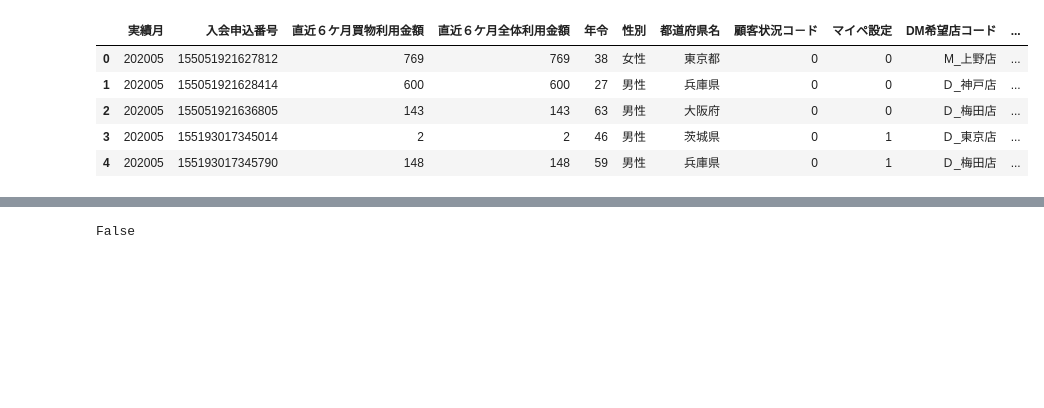
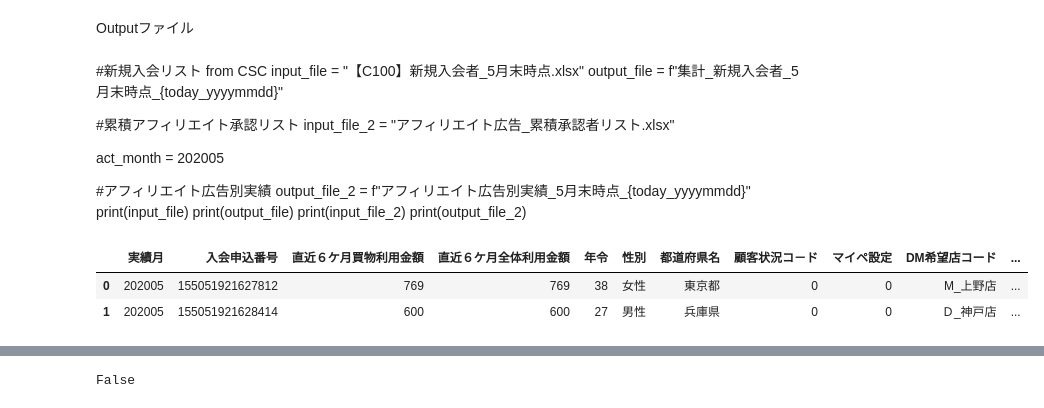
Before and after one commit to yakada/pandas_tutorial, a Jupyter notebook: data/オンライン入会者の利用状況調査レポート作成.ipynb, the cells around one changed output, grey strips where cells are left out. Saved outputs shown, nothing was run; the diff lists cells and outputs as text; code cells hidden in the pictures; blank space fills up the shorter version.

```diff
--- a/data/オンライン入会者の利用状況調査レポート作成.ipynb
+++ b/data/オンライン入会者の利用状況調査レポート作成.ipynb
@@ -58,0 +21,2 @@ column_names = ['実績月','入会申込番号','直近３ケ月買物利用金
+# %%
+data_dir = Path(r"C:\Users\crie072\Documents\21_Online\オンライン入会状況レポート")
@@ -58,0 +30,3 @@ column_names = ['実績月','入会申込番号','直近３ケ月買物利用金
+# %%
+cp_date = pd.to_datetime(20200531, format = '%Y%m%d')
+print(cp_date)
@@ -59,13 +35,29 @@ column_names = ['実績月','入会申込番号','直近３ケ月買物利用金
+# %% [markdown]
+Outputファイル
+# %% [markdown]
+#新規入会リスト from CSC
+input_file = "【C100】新規入会者_5月末時点.xlsx"
+output_file = f"集計_新規入会者_5月末時点_{today_yyyymmdd}"
+
+#累積アフィリエイト承認リスト
+input_file_2 = "アフィリエイト広告_累積承認者リスト.xlsx"
+
+act_month = 202005
+
+#アフィリエイト広告別実績
+output_file_2 = f"アフィリエイト広告別実績_5月末時点_{today_yyyymmdd}"
+print(input_file)
+print(output_file)
+print(input_file_2)
+print(output_file_2)
 # %%
 df = pd.read_excel(data_dir /r"input"/f"{input_file}")
-df.head()
+df['基準年月'] = cp_date
+df.head(2)
 # %% [output]
 |  | 実績月 | 入会申込番号 | 直近６ケ月買物利用金額 | 直近６ケ月全体利用金額 | 年令 | 性別 | 都道府県名 | 顧客状況コ－ド | マイペ設定 | DM希望店コード | ... |
 | 0 | 202005 | 155051921627812 | 769 | 769 | 38 | 女性 | 東京都 | 0 | 0 | M_上野店 | ... |
 | 1 | 202005 | 155051921628414 | 600 | 600 | 27 | 男性 | 兵庫県 | 0 | 0 | Ｄ_神戸店 | ... |
-| 2 | 202005 | 155051921636805 | 143 | 143 | 63 | 男性 | 大阪府 | 0 | 0 | Ｄ_梅田店 | ... |
-| 3 | 202005 | 155193017345014 | 2 | 2 | 46 | 男性 | 茨城県 | 0 | 1 | Ｄ_東京店 | ... |
-| 4 | 202005 | 155193017345790 | 148 | 148 | 59 | 男性 | 兵庫県 | 0 | 1 | Ｄ_梅田店 | ... |
 # %%
 print(df.shape)
 print(df.index)
```
Also changed, not shown: parts of 44 cells of this notebook, 12 other files.
